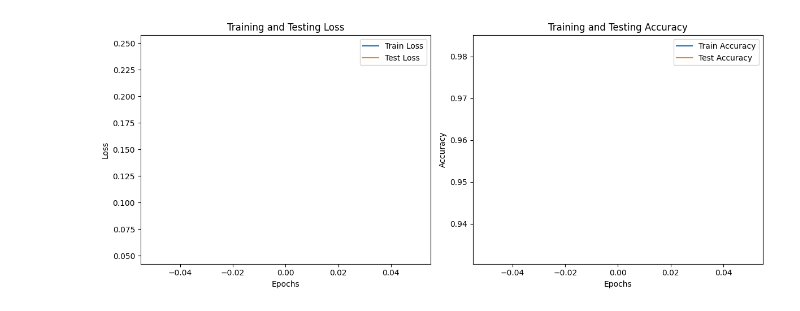
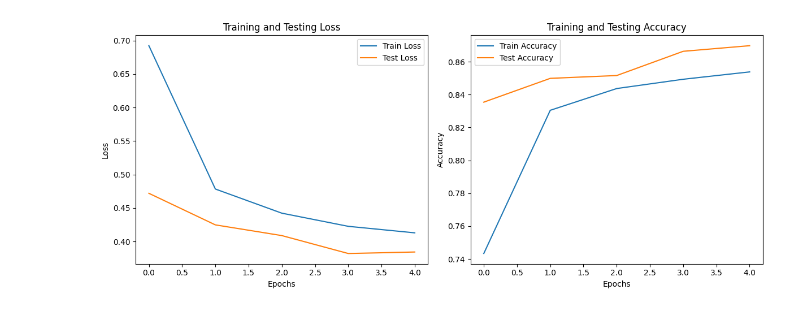
Before and after one commit to 0xNatgan/Arna, a Jupyter notebook: experiments.ipynb, the cells around one changed output. Drawn from its saved outputs; the diff is of its cells as text; code cells hidden in the pictures.

Commit message:
refined training and beginning of statistics in experiments.ipynb

```diff
--- a/experiments.ipynb
+++ b/experiments.ipynb
@@ -1,5 +1,5 @@
 # %%
-from moe_model import MoEBertModel, MoETextModel
+from nlp_moe_model import MoEBertModel, MoETextModel
 
 import pandas as pd
 from sklearn.preprocessing import LabelEncoder
@@ -54,40 +54,38 @@ def plot_matrix(matrix, classes):
 
     plt.ylabel('True label')
     plt.xlabel('Predicted label')
     plt.tight_layout()
     plt.show()
 def load_model(path):
     model = torch.load(path)
     return model
 
 def load_data(train_path, test_path):
     train_df = pd.read_csv(train_path)
     test_df = pd.read_csv(test_path)
 
     label_encoder = LabelEncoder()
     train_df['label_encoded'] = label_encoder.fit_transform(train_df['Class Index'])
     test_df['label_encoded'] = label_encoder.transform(test_df['Class Index'])
 
     return train_df, test_df, label_encoder
 def main():
     model = load_model('best_moe_model.pth')
     tokenizer = BertTokenizer.from_pretrained('bert-base-uncased')
 
-    metrics = load_model('training_metrics.pth')
+    metrics = load_model('training_metrics.txt')
+
     plot_metrics(
-        metrics['train_loss'],
-        metrics['test_loss'],
-        metrics['train_accuracy'],
-        metrics['test_accuracy']
+            metrics['train_loss'],
+            metrics['test_loss'],
+            metrics['train_accuracy'],
+            metrics['test_accuracy']
     )
-    plot_matrix(
-        metrics['confusion_matrix'],
-        classes=metrics['classes']
-    )
+
 
 if __name__ == "__main__":
     main()
     # Further evaluation code can be added here
     # maybe
 # %% [output]
-[figure, old version]
+[figure, new version]
```
Also changed, not shown: 2 other files.
